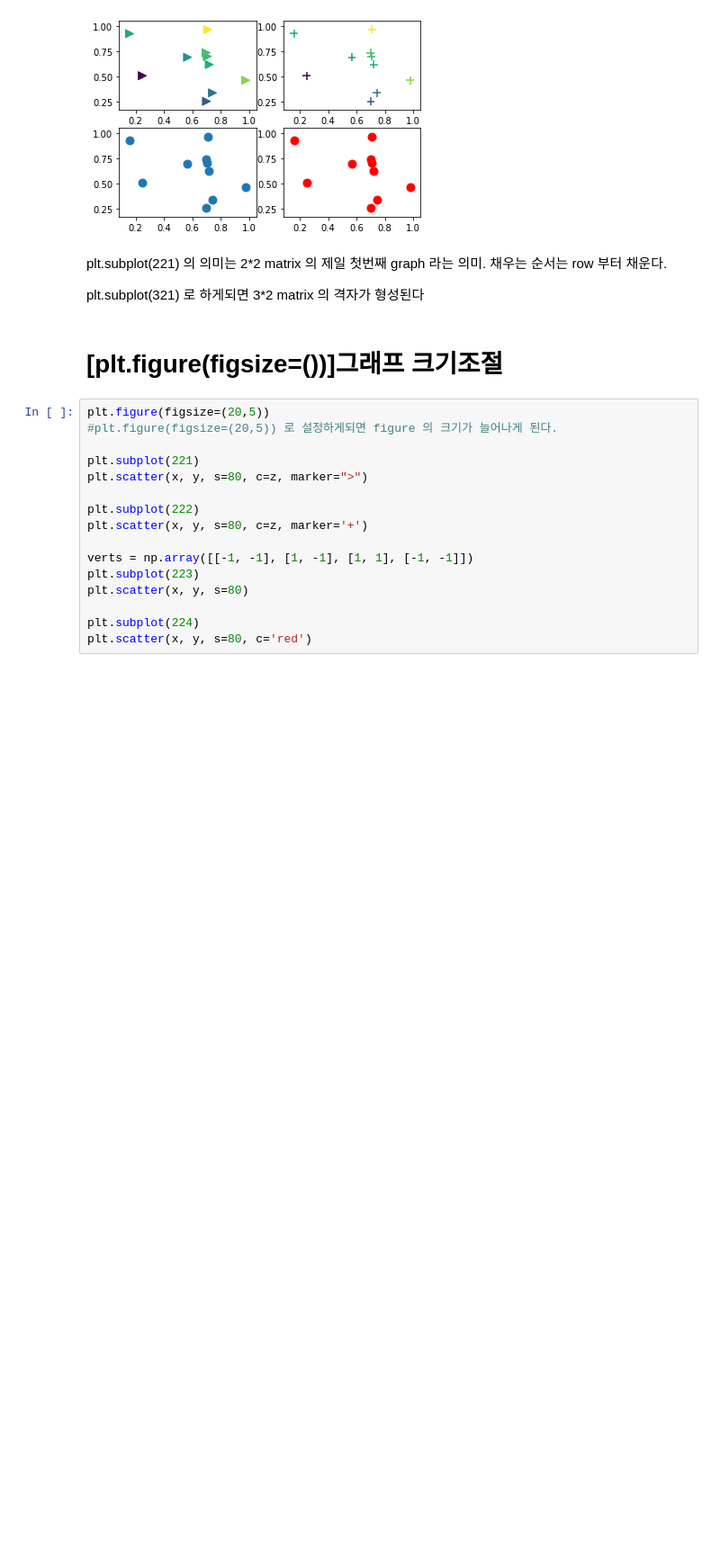
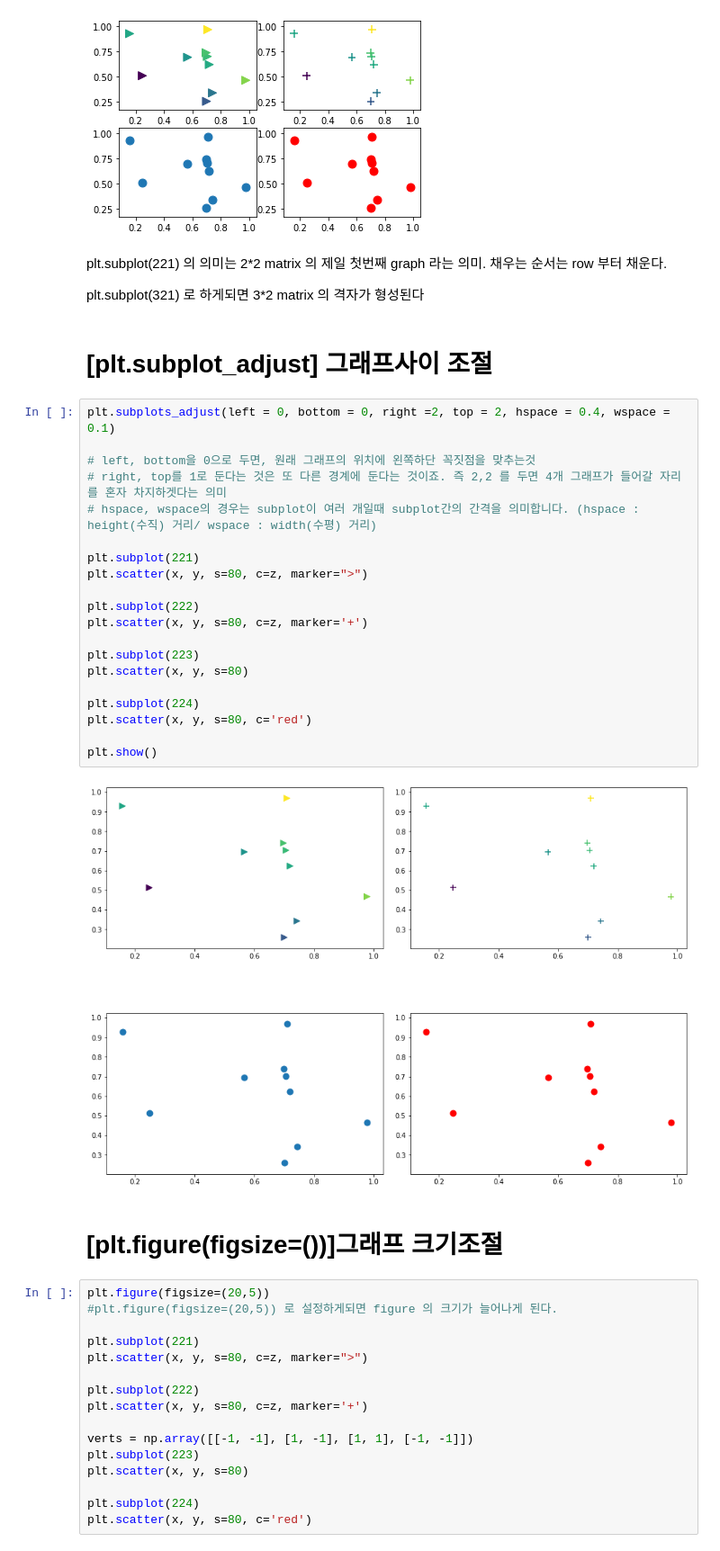
Before and after one commit to hana-dool/Data_Visualization, a Jupyter notebook: Plt_elementary visualize.ipynb, the cells around one changed output. Shown: that part at 90% size. Cells and saved outputs as stored; diff of their text form; blank space fills up the shorter version.

```diff
--- a/Plt_elementary visualize.ipynb
+++ b/Plt_elementary visualize.ipynb
@@ -34,6 +33,30 @@ plt.show()
 plt.subplot(221) 의 의미는 2*2 matrix 의 제일 첫번째 graph 라는 의미. 채우는 순서는 row 부터 채운다.
 
 plt.subplot(321) 로 하게되면 3*2 matrix 의 격자가 형성된다
+# %% [markdown]
+# [plt.subplot_adjust] 그래프사이 조절
+# %%
+plt.subplots_adjust(left = 0, bottom = 0, right =2, top = 2, hspace = 0.4, wspace = 0.1)
+
+# left, bottom을 0으로 두면, 원래 그래프의 위치에 왼쪽하단 꼭짓점을 맞추는것
+# right, top를 1로 둔다는 것은 또 다른 경계에 둔다는 것이죠. 즉 2,2 를 두면 4개 그래프가 들어갈 자리를 혼자 차지하겟다는 의미
+# hspace, wspace의 경우는 subplot이 여러 개일때 subplot간의 간격을 의미합니다. (hspace : height(수직) 거리/ wspace : width(수평) 거리)
+
+plt.subplot(221)
+plt.scatter(x, y, s=80, c=z, marker=">")
+
+plt.subplot(222)
+plt.scatter(x, y, s=80, c=z, marker='+')
+
+plt.subplot(223)
+plt.scatter(x, y, s=80)
+
+plt.subplot(224)
+plt.scatter(x, y, s=80, c='red')
+
+plt.show()
+# %% [output]
+[figure, added]
 # %% [markdown]
 # [plt.figure(figsize=())]그래프 크기조절
 # %%
```
Also changed, not shown: parts of 8 cells of this notebook.
